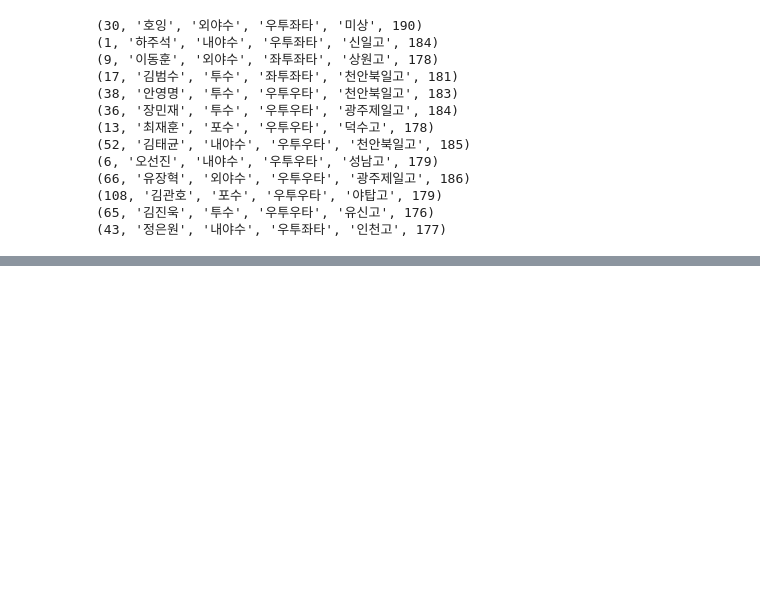
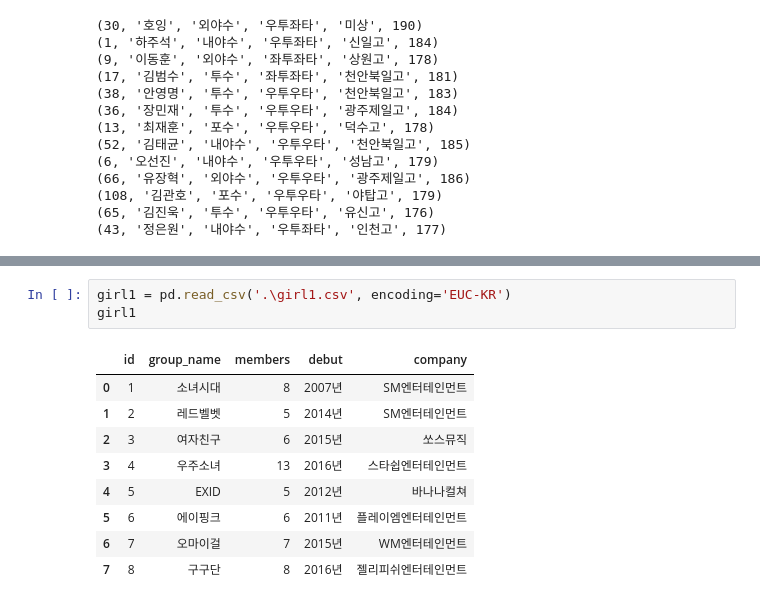
Before and after one commit to hsyliark/python_advanced_programming, a Jupyter notebook: 03_Sqlite3/8월 1일 과제.ipynb, the cells around one changed output, grey strips where cells are left out. Drawn from its saved outputs; the diff is of its cells as text; blank space fills up the shorter version.

```diff
--- a/03_Sqlite3/8월 1일 과제.ipynb
+++ b/03_Sqlite3/8월 1일 과제.ipynb
@@ -90,0 +193,13 @@ for row in cur:
+# %%
+girl1 = pd.read_csv('.\girl1.csv', encoding='EUC-KR')
+girl1
+# %% [output]
+|  | id | group_name | members | debut | company |
+| 0 | 1 | 소녀시대 | 8 | 2007년 | SM엔터테인먼트 |
+| 1 | 2 | 레드벨벳 | 5 | 2014년 | SM엔터테인먼트 |
+| 2 | 3 | 여자친구 | 6 | 2015년 | 쏘스뮤직 |
+| 3 | 4 | 우주소녀 | 13 | 2016년 | 스타쉽엔터테인먼트 |
+| 4 | 5 | EXID | 5 | 2012년 | 바나나컬쳐 |
+| 5 | 6 | 에이핑크 | 6 | 2011년 | 플레이엠엔터테인먼트 |
+| 6 | 7 | 오마이걸 | 7 | 2015년 | WM엔터테인먼트 |
+| 7 | 8 | 구구단 | 8 | 2016년 | 젤리피쉬엔터테인먼트 |
```
Also changed, not shown: parts of 31 cells of this notebook, 6 other files.
